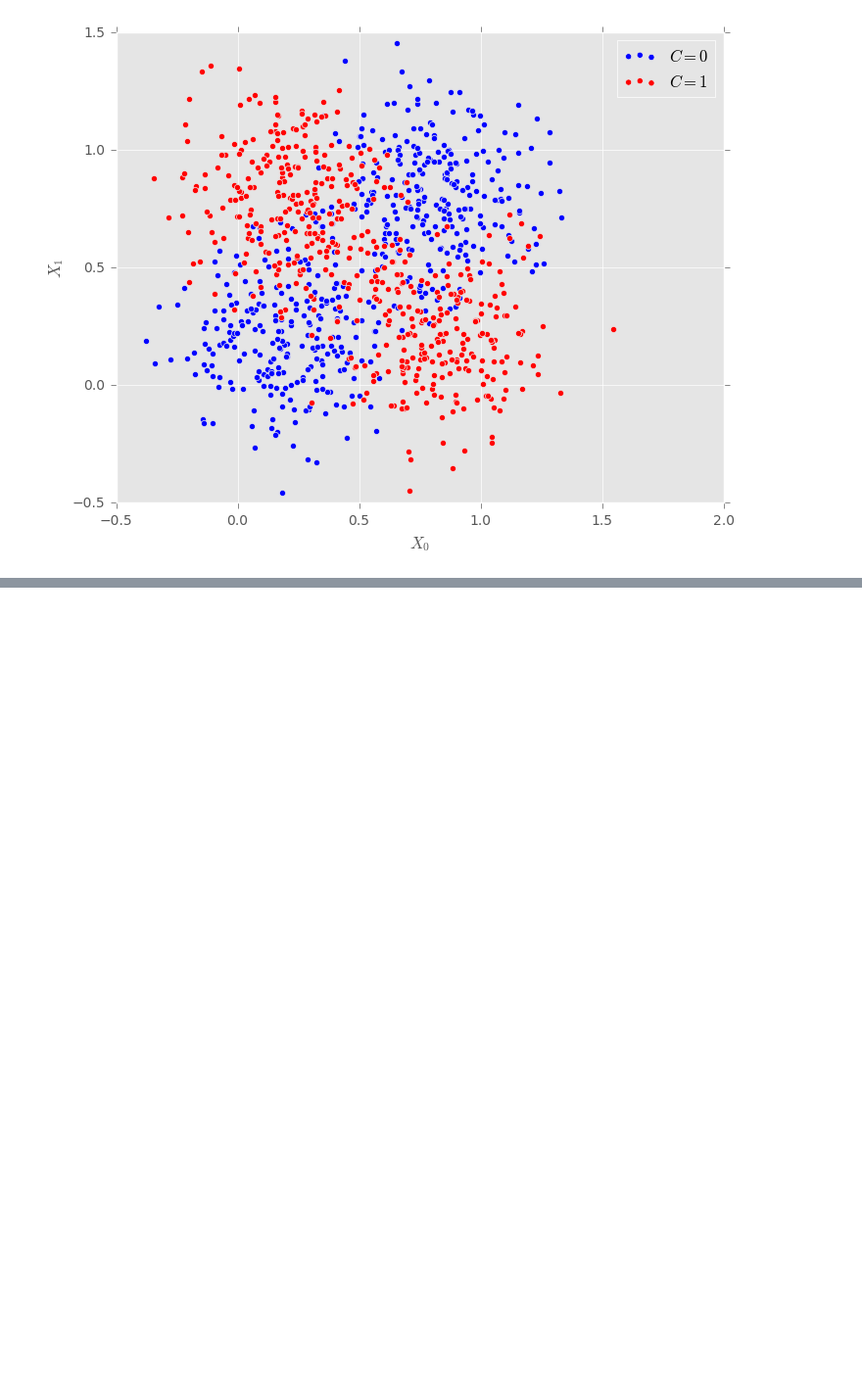
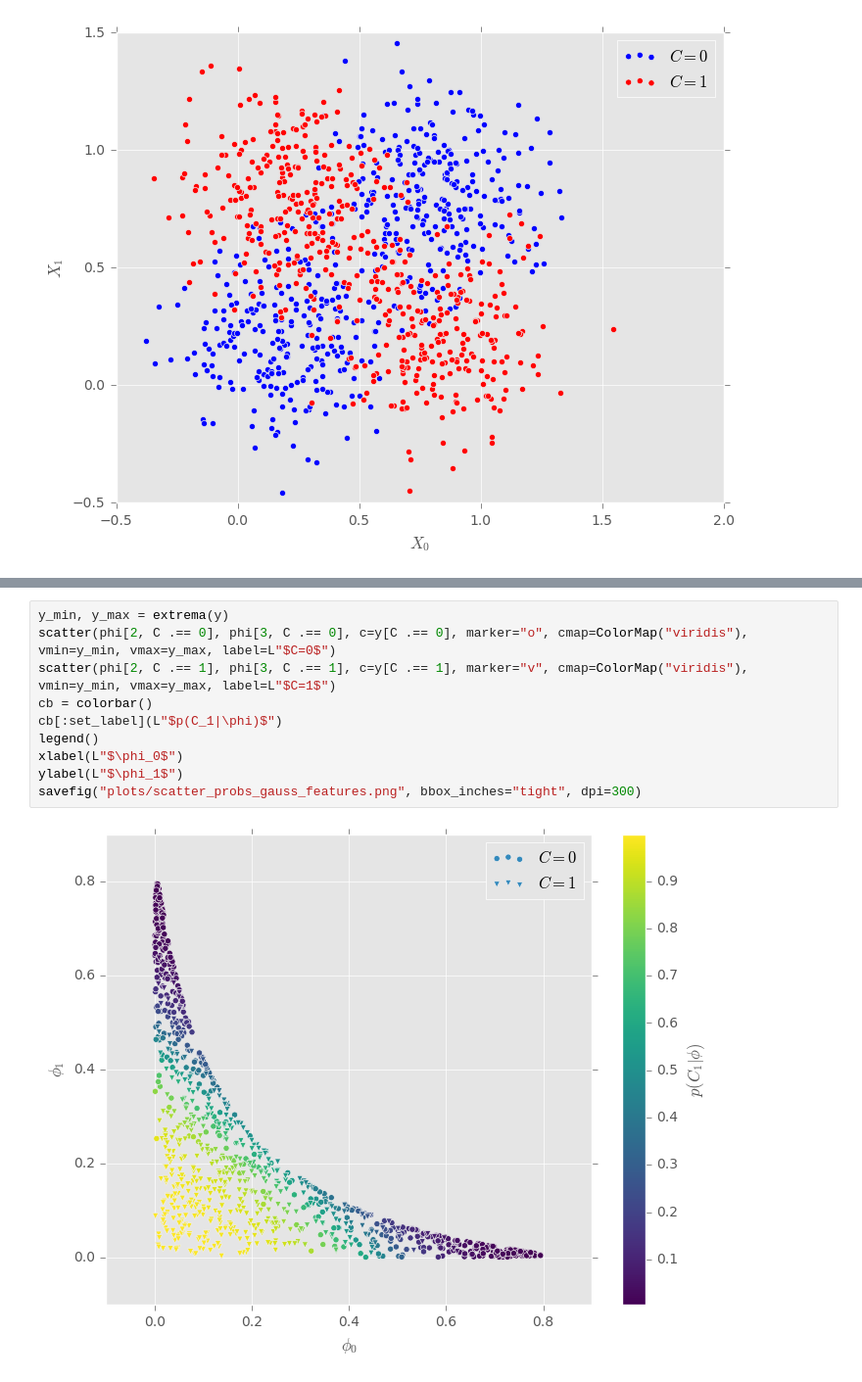
Before and after one commit to Learn2Ln/statistical-machine-learning, a Jupyter notebook: Assignment 3/Assignment 3.ipynb, the cells around one changed output, grey strips where cells are left out. Shown at 98% size. Drawn from its saved outputs; the diff is of its cells as text; blank space fills up the shorter version.

```diff
--- a/Assignment 3/Assignment 3.ipynb
+++ b/Assignment 3/Assignment 3.ipynb
@@ -217,0 +277,12 @@ while loading In[15], in expression starting on line 2
+# %%
+y_min, y_max = extrema(y)
+scatter(phi[2, C .== 0], phi[3, C .== 0], c=y[C .== 0], marker="o", cmap=ColorMap("viridis"), vmin=y_min, vmax=y_max, label=L"$C=0$")
+scatter(phi[2, C .== 1], phi[3, C .== 1], c=y[C .== 1], marker="v", cmap=ColorMap("viridis"), vmin=y_min, vmax=y_max, label=L"$C=1$")
+cb = colorbar()
+cb[:set_label](L"$p(C_1|\phi)$")
+legend()
+xlabel(L"$\phi_0$")
+ylabel(L"$\phi_1$")
+savefig("plots/scatter_probs_gauss_features.png", bbox_inches="tight", dpi=300)
+# %% [output]
+[figure, added]
```
Also changed, not shown: parts of 13 cells of this notebook, 8 other files.
